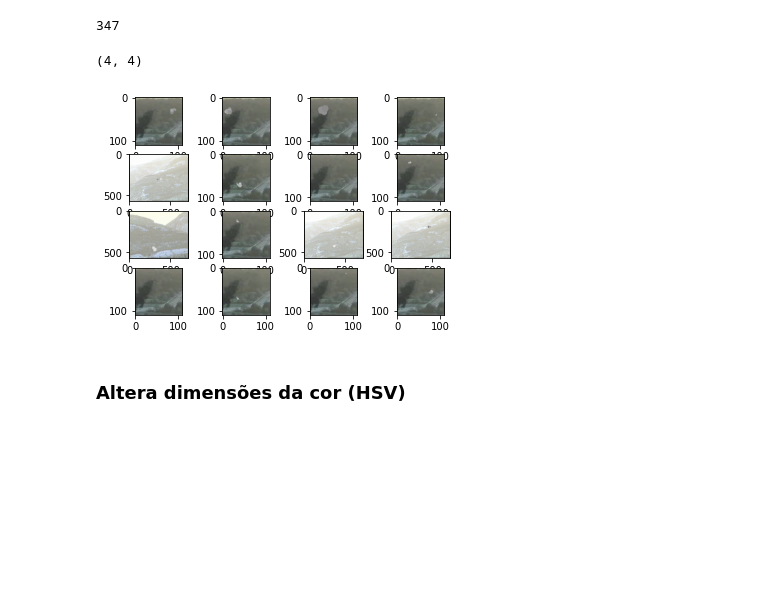
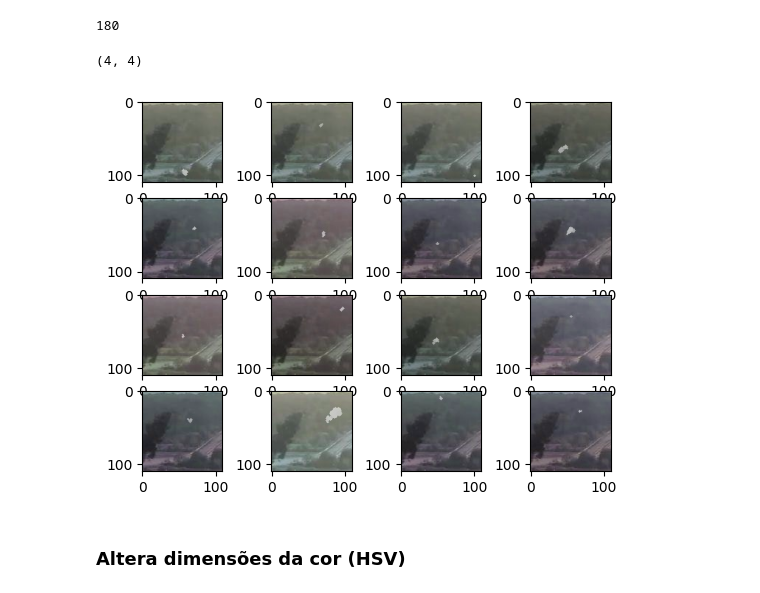
Before and after one commit to Leandro-Bernardo/Neural-Network-for-fire-detection, a Jupyter notebook: 9_Expandir_Banco_de_Dados_.ipynb, the cells around one changed output. Drawn from its saved outputs; the diff is of its cells as text; code cells hidden in the pictures; blank space fills up the shorter version.

```diff
--- a/9_Expandir_Banco_de_Dados_.ipynb
+++ b/9_Expandir_Banco_de_Dados_.ipynb
@@ -33,20 +86,24 @@ list_imagens
 # %%
-nome_imagens = []
+ # salva os nomes das imagens antes das edições
 
-for i in list_imagens:
-  nome_imagens.append(i.strip('.jpeg')) # pega somente o nome da imagem (e exclui a extensão)
+nome_imagens_originais = []
+
+for i in list_imagens_originais:
+  nome_imagens_originais.append(i.strip('.jpeg')) # pega somente o nome da imagem (e exclui a extensão)
 # %%
-imagens = [cv2.imread(f'{path}/{diretorio}/{i}') for i in list_imagens] #cv2.imread() retorna um array -> compreensão de lista para fazer upload de todas as imagens
+# salva as imagens antes das edições
+
+imagens_originais = [cv2.imread(f'{path}/{diretorio}/{i}') for i in list_imagens_originais] #cv2.imread() retorna um array -> compreensão de lista para fazer upload de todas as imagens
 # %%
 #imagens[:]
 # %%
-i = len(imagens)
+i = len(imagens_originais)
 i
 # %% [output]
-347
+180
 # %%
 coluna = 4
-linha = int(i/4) if i%4 == 0 else int((i- i%4)/4)
+linha = 4# int(i/4) if i%4 == 0 else int((i- i%4)/4)
 if linha > 4:
   linha = 4
 linha,coluna
@@ -55,11 +112,11 @@ linha,coluna
 # %%
 k = 0
 
 f, coords = plt.subplots(linha,coluna)
 for i in range(linha):
   for j in range(coluna):
-    coords[i,j].imshow(imagens[random.randint(0,len(imagens))])
+    coords[i,j].imshow(imagens_originais[random.randint(0,len(imagens_originais))])
 
     k += 1
 # %% [output]
-[figure, old version]
+[figure, new version]
```
Also changed, not shown: parts of 245 cells of this notebook.
